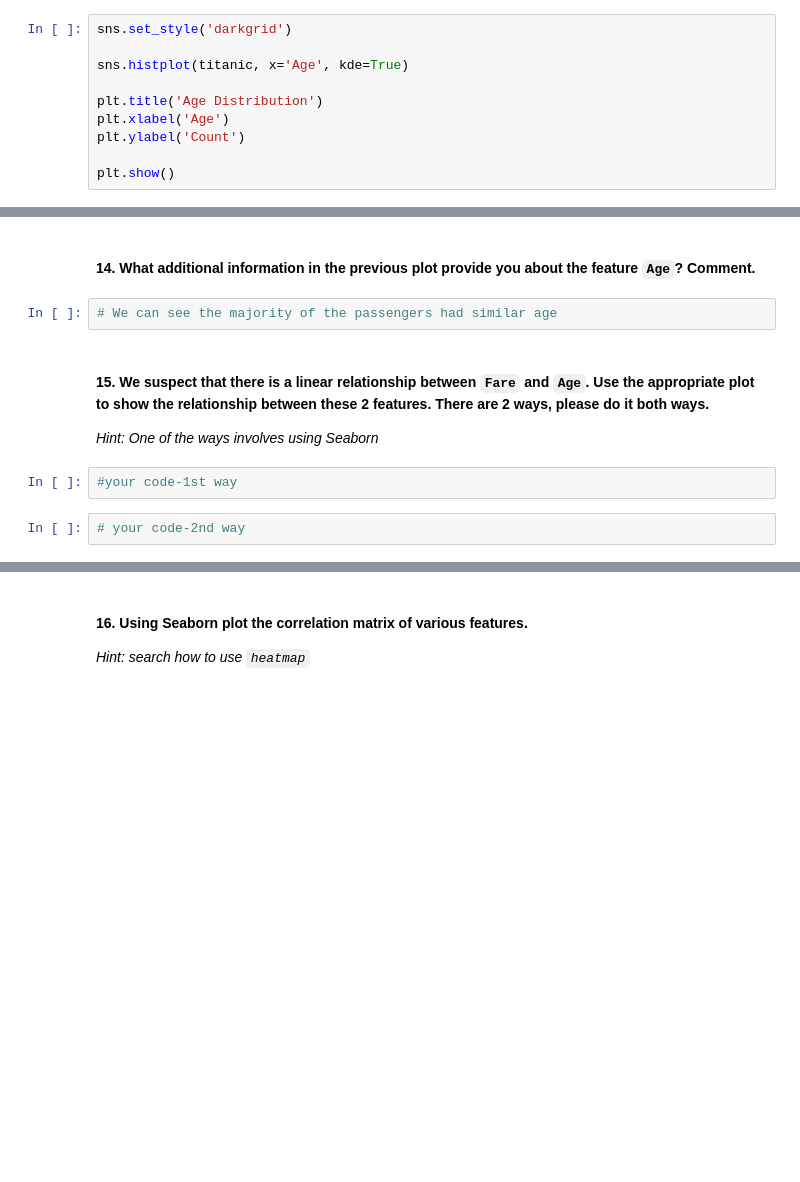
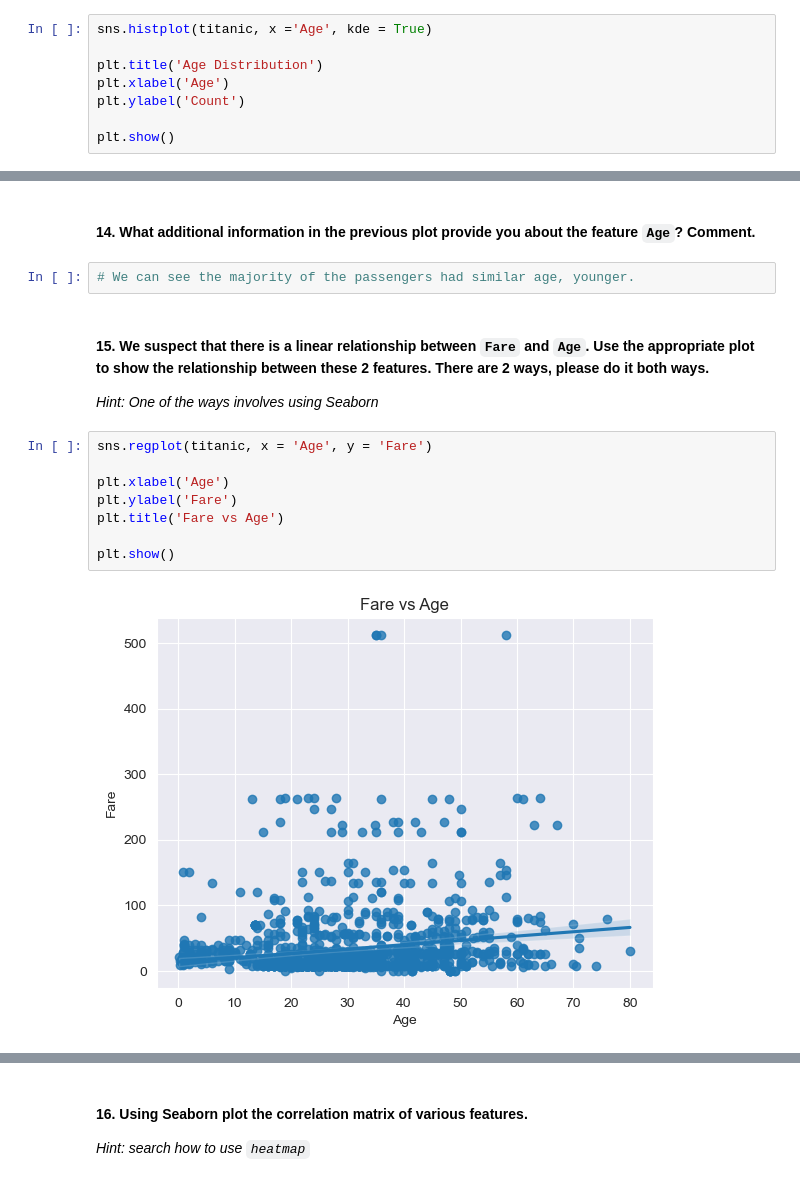
Before and after one commit to Ironhack-Data-Madrid-PartTime-May22/lab_visualization_extra, a Jupyter notebook: challenge-2.ipynb, the cells around one changed output, grey strips where cells are left out. Cells and saved outputs as stored; diff of their text form; blank space fills up the shorter version.

Commit message:
titanic

```diff
--- a/challenge-2.ipynb
+++ b/challenge-2.ipynb
@@ -120,9 +120,7 @@ plt.show()
 # %% [markdown]
 #### 8. Use seaborn to show the distribution of the column `Age`
 # %%
-sns.set_style('darkgrid')
-
-sns.histplot(titanic, x='Age', kde=True)
+sns.histplot(titanic, x ='Age', kde = True)
 
 plt.title('Age Distribution')
 plt.xlabel('Age')
@@ -199,12 +195,18 @@ plt.show()
 # %% [markdown]
 #### 14. What additional information in the previous plot provide you about the feature `Age`? Comment.
 # %%
-# We can see the majority of the passengers had similar age
+# We can see the majority of the passengers had similar age, younger.
 # %% [markdown]
 #### 15. We suspect that there is a linear relationship between `Fare` and `Age`. Use the appropriate plot to show the relationship between these 2 features. There are 2 ways, please do it both ways.
 
 *Hint: One of the ways involves using Seaborn*
-# %%
-#your code-1st way
-# %%
-# your code-2nd way
+# %%
+sns.regplot(titanic, x = 'Age', y = 'Fare')
+
+plt.xlabel('Age')
+plt.ylabel('Fare')
+plt.title('Fare vs Age')
+
+plt.show()
+# %% [output]
+[figure, added]
```
Also changed, not shown: parts of 10 cells of this notebook.
